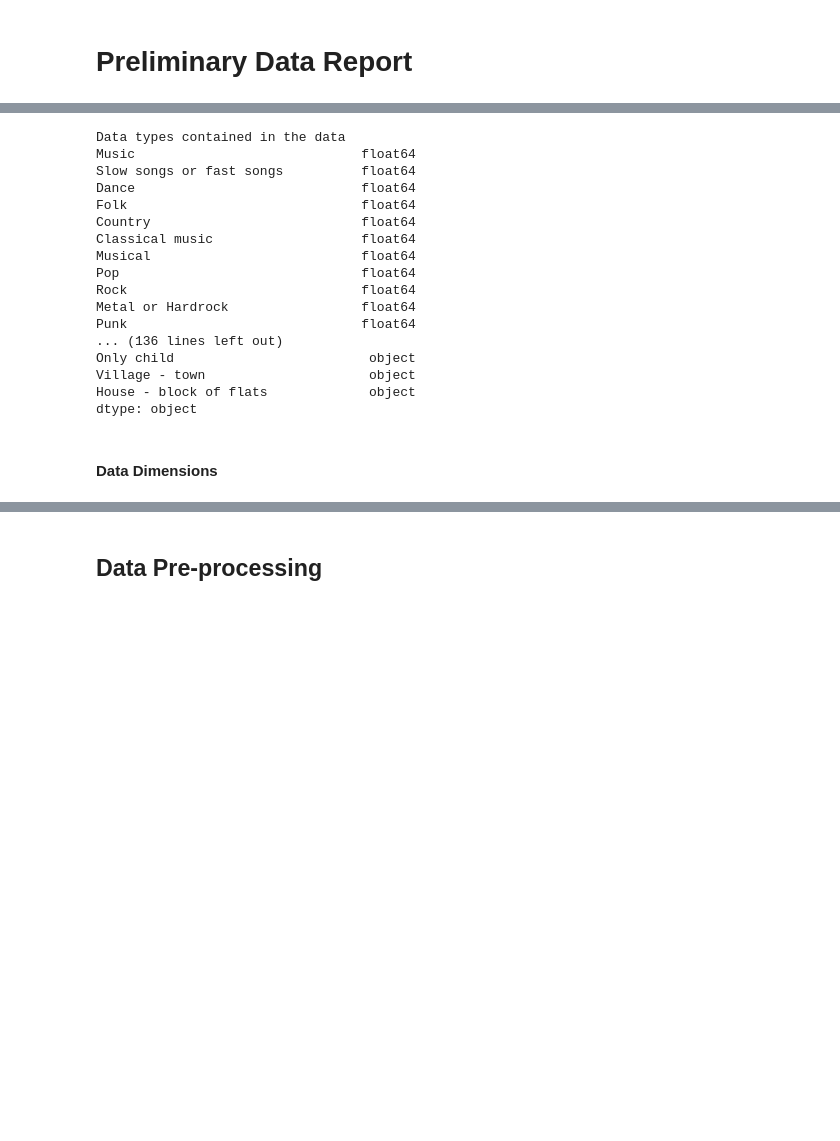
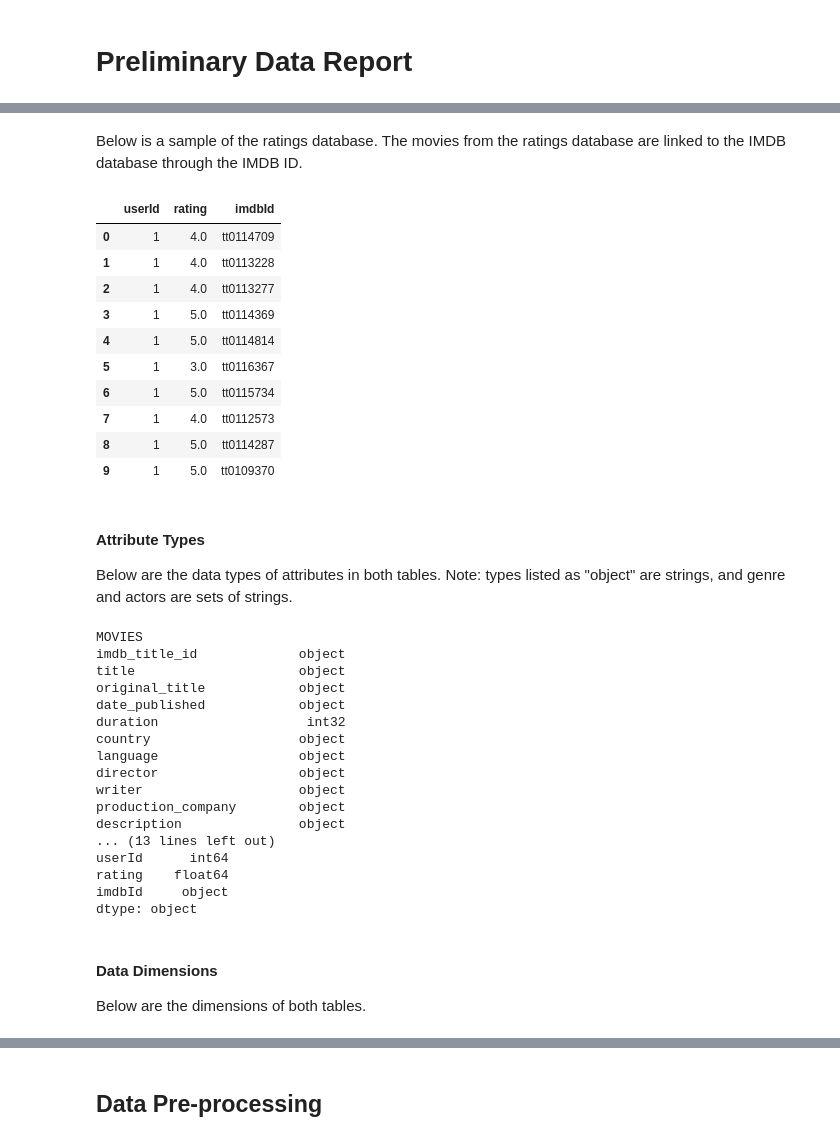
Before and after one commit to Nick-vdM/3804ICT-Data-mining, a Jupyter notebook: proposal/preliminary.ipynb, the cells around one changed output, grey strips where cells are left out. Saved outputs shown, nothing was run; the diff lists cells and outputs as text; code cells hidden in the pictures; blank space fills up the shorter version.

```diff
--- a/proposal/preliminary.ipynb
+++ b/proposal/preliminary.ipynb
@@ -24,26 +37,54 @@ df.head()
+# %% [markdown]
+Below is a sample of the ratings database. The movies from the ratings database are linked to the IMDB database through
+the IMDB ID.
+# %%
+rating_df = read_in_pickle("../pickles/organised_ratings.pickle")
+rating_df.head(10)
+# %% [output]
+|  | userId | rating | imdbId |
+| 0 | 1 | 4.0 | tt0114709 |
+| 1 | 1 | 4.0 | tt0113228 |
+| 2 | 1 | 4.0 | tt0113277 |
+| 3 | 1 | 5.0 | tt0114369 |
+| 4 | 1 | 5.0 | tt0114814 |
+| 5 | 1 | 3.0 | tt0116367 |
+| 6 | 1 | 5.0 | tt0115734 |
+| 7 | 1 | 4.0 | tt0112573 |
+| 8 | 1 | 5.0 | tt0114287 |
+| 9 | 1 | 5.0 | tt0109370 |
+# %% [markdown]
+#### Attribute Types
+Below are the data types of attributes in both tables. Note: types listed as "object" are strings, and genre and actors
+are sets of strings.
 # %%
-print("Data types contained in the data")
 pd.set_option('display.max_rows', None)
 pd.set_option('display.max_columns', None)
-print(df.dtypes)
+
+print("MOVIES")
+print(movie_df.dtypes)
+
+print("RATINGS")
+print(rating_df.dtypes)
 # %% [output]
-Data types contained in the data
-Music                             float64
-Slow songs or fast songs          float64
-Dance                             float64
-Folk                              float64
-Country                           float64
-Classical music                   float64
-Musical                           float64
-Pop                               float64
-Rock                              float64
-Metal or Hardrock                 float64
-Punk                              float64
-... (136 lines left out)
-Only child                         object
-Village - town                     object
-House - block of flats             object
+MOVIES
+imdb_title_id             object
+title                     object
+original_title            object
+date_published            object
+duration                   int32
+country                   object
+language                  object
+director                  object
+writer                    object
+production_company        object
+description               object
+... (13 lines left out)
+userId      int64
+rating    float64
+imdbId     object
 dtype: object
 # %% [markdown]
 #### Data Dimensions
+
+Below are the dimensions of both tables.
 # %%
```
Also changed, not shown: parts of 16 cells of this notebook, 2 other files.
